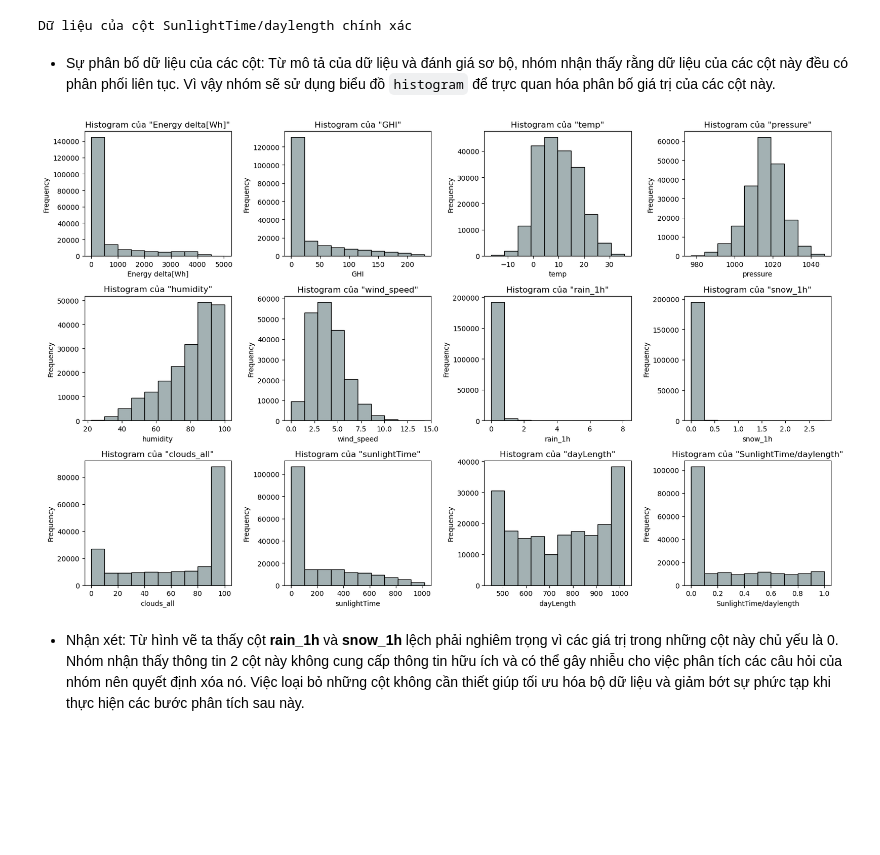
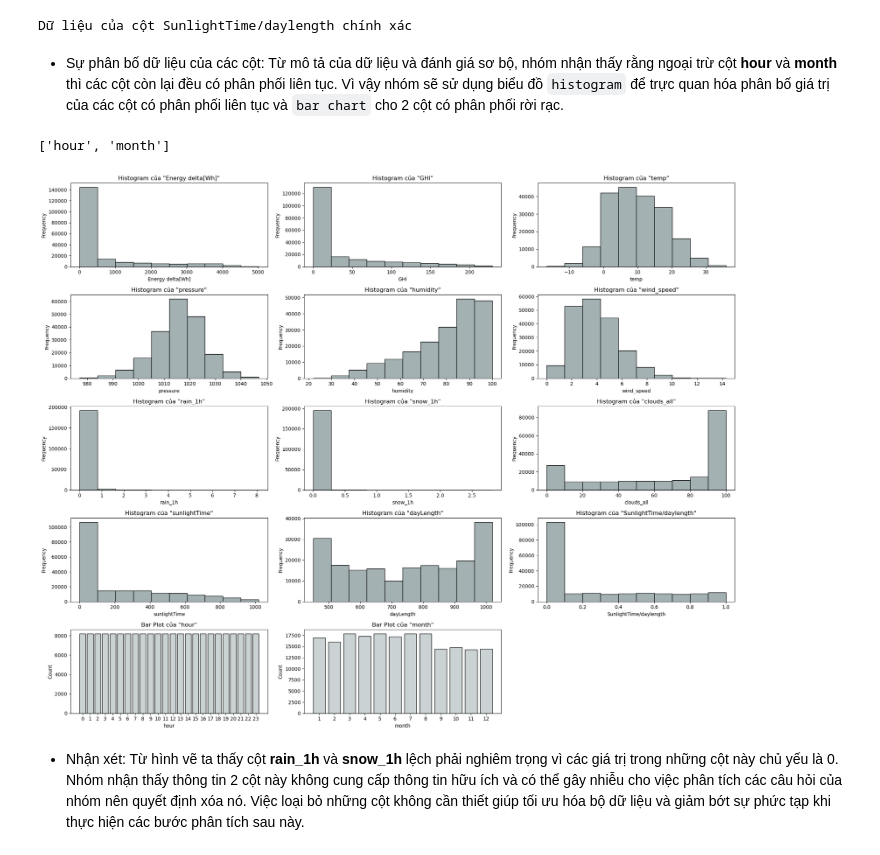
Before and after one commit to alpaca3000/Lab02_DataVisualization, a Jupyter notebook: Source_Codes/DataPreprocessing.ipynb, the cells around one changed output. Saved outputs shown, nothing was run; the diff lists cells and outputs as text; code cells hidden in the pictures; blank space fills up the shorter version.

Commit message:
update preprocessing change type of hour and month columns

```diff
--- a/Source_Codes/DataPreprocessing.ipynb
+++ b/Source_Codes/DataPreprocessing.ipynb
@@ -143,10 +141,6 @@ df['weather_type'] = df['weather_type'].astype('category')
 # %%
 # Đổi kiểu dữ liệu của Time
 df['Time'] = pd.to_datetime(df['Time'])
-# %%
-# Đổi kiểu dữ liệu của month và hour
-df['month'] = df['month'].astype('category')
-df['hour'] = df['hour'].astype('category')
 # %%
 # Kiểm tra lại
 df.dtypes
@@ -291,25 +287,39 @@ else:
 # %% [output]
 Dữ liệu của cột SunlightTime/daylength chính xác
 # %% [markdown]
-- Sự phân bố dữ liệu của các cột: Từ mô tả của dữ liệu và đánh giá sơ bộ, nhóm nhận thấy rằng dữ liệu của các cột này đều có phân phối liên tục. Vì vậy nhóm sẽ sử dụng biểu đồ `histogram` để trực quan hóa phân bố giá trị của các cột này.
+- Sự phân bố dữ liệu của các cột: Từ mô tả của dữ liệu và đánh giá sơ bộ, nhóm nhận thấy rằng ngoại trừ cột **hour** và **month** thì các cột còn lại đều có phân phối liên tục. Vì vậy nhóm sẽ sử dụng biểu đồ `histogram` để trực quan hóa phân bố giá trị của các cột có phân phối liên tục và `bar chart` cho 2 cột có phân phối rời rạc.
 # %%
 # Danh sách các cột tương ứng với histogram
-histogram_columns = numerical_columns
+histogram_columns = numerical_columns[:-2]
+bar_columns = numerical_columns[12:]
+# %% [output]
+['hour', 'month']
 # %%
 # Vẽ biểu đồ phân bố giá trị của các cột
-numerical_fig, numerical_axes = plt.subplots(3, 4, figsize=(16, 10))
+numerical_fig, numerical_axes = plt.subplots(5, 3, figsize=(20, 16))
 
 for i, col_name in enumerate(histogram_columns):
-    ax = numerical_axes[i // 4, i % 4]
+    ax = numerical_axes[i // 3, i % 3]
     ax.hist(df[col_name].dropna(), bins=10, color = '#A3B1B3', edgecolor='black')
     ax.set_title(f'Histogram của "{col_name}"')
     ax.set_xlabel(col_name)
     ax.set_ylabel('Frequency')
 
+for i, col_name in enumerate(bar_columns, start=12):
+    ax = numerical_axes[i // 3, i % 3]
+    value_counts = df[col_name].value_counts().sort_index()
+    ax.bar(value_counts.index, value_counts.values, color='#CAD2D3', edgecolor='black')
+    ax.set_title(f'Bar Plot của "{col_name}"')
+    ax.set_xlabel(col_name)
+    ax.set_ylabel('Count')
+    ax.set_xticks(value_counts.index) # Đặt giới hạn trục x nếu cần để phù hợp với tất cả các giá trị
+
+numerical_axes[4, 2].axis('off')
+
 plt.tight_layout()
 plt.show()
 # %% [output]
-[figure, old version]
+[figure, new version]
 # %% [markdown]
 - Nhận xét: Từ hình vẽ ta thấy cột **rain_1h** và **snow_1h** lệch phải nghiêm trọng vì các giá trị trong những cột này chủ yếu là 0. Nhóm nhận thấy thông tin 2 cột này không cung cấp thông tin hữu ích và có thể gây nhiễu cho việc phân tích các câu hỏi của nhóm nên quyết định xóa nó. Việc loại bỏ những cột không cần thiết giúp tối ưu hóa bộ dữ liệu và giảm bớt sự phức tạp khi thực hiện các bước phân tích sau này.
 # %%
```
Also changed, not shown: parts of 8 cells of this notebook.
